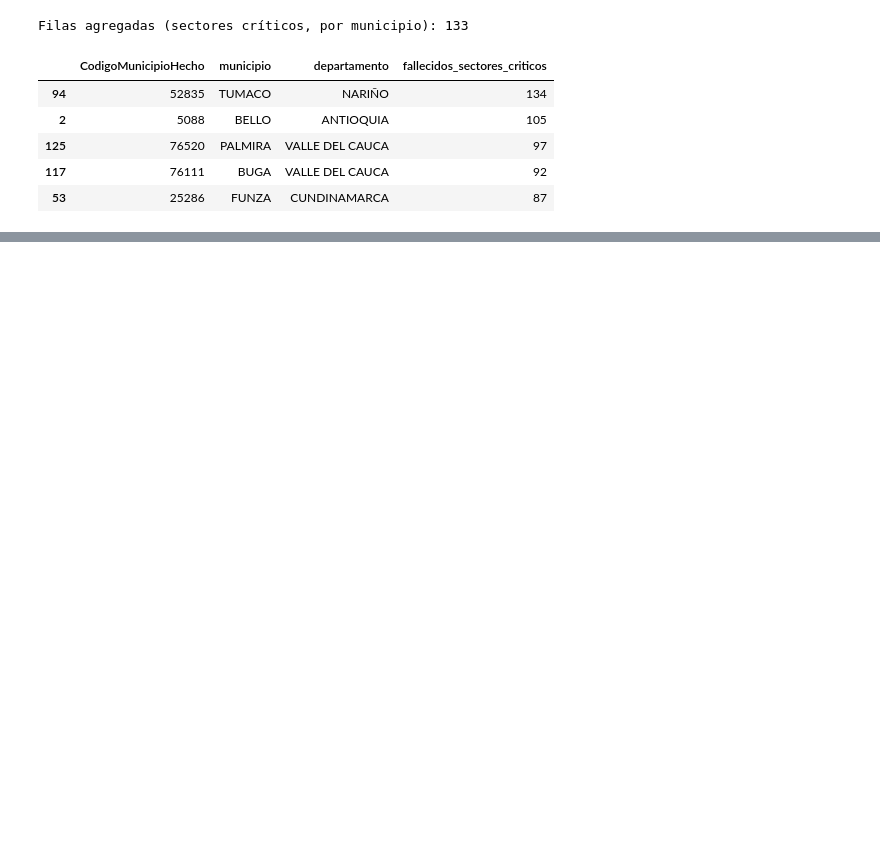
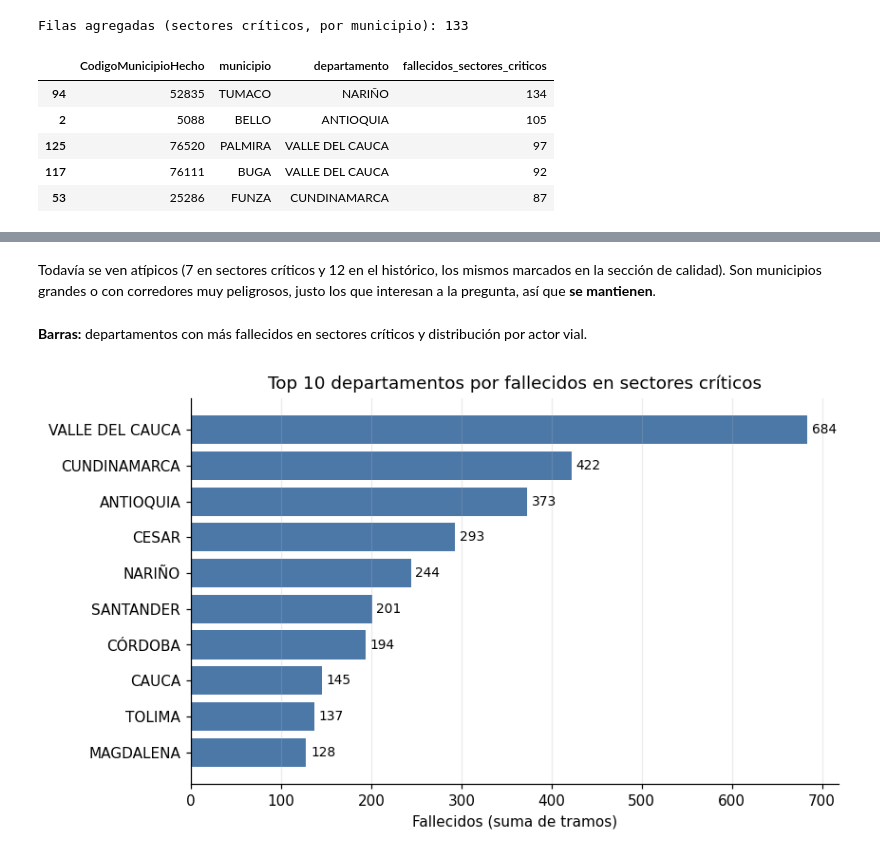
Before and after one commit to winderoman/mineria-siniestralidad-vial, a Jupyter notebook: notebooks/notebook_adquisicion2.ipynb, the cells around one changed output, grey strips where cells are left out. Drawn from its saved outputs; the diff is of its cells as text; code cells hidden in the pictures; blank space fills up the shorter version.

```diff
--- a/notebooks/notebook_adquisicion2.ipynb
+++ b/notebooks/notebook_adquisicion2.ipynb
@@ -48,0 +52,5 @@ Años incluidos: [np.int64(2015), np.int64(2016), np.int64(2017), np.int64(2018)
+# %%
+df_historico = df_historico[df_historico['AnoHecho'].between(2015, 2023)].copy()
+print("Shape histórico 2015-2023:", df_historico.shape)
+print("Fallecidos por año (suma de ConteoRegistros):")
+print(df_historico.groupby('AnoHecho')['ConteoRegistros'].sum())
@@ -149,0 +536,10 @@ Columnas: ['CodigoMunicipioHecho', 'municipio', 'departamento', 'fallecidos_sect
+# %%
+por_depto = (
+    df_tramos.groupby('departamento')['fallecidos']
+    .agg(tramos='count', fallecidos_totales='sum', promedio_por_tramo='mean')
+    .round(1)
+    .sort_values('fallecidos_totales', ascending=False)
+)
+por_depto['% del total'] = (por_depto['fallecidos_totales'] / por_depto['fallecidos_totales'].sum() * 100).round(1)
+por_depto['% acumulado'] = por_depto['% del total'].cumsum().round(1)
+por_depto.head(10)
@@ -149,0 +667,15 @@ Columnas: ['CodigoMunicipioHecho', 'municipio', 'departamento', 'fallecidos_sect
+# %% [markdown]
+Todavía se ven atípicos (7 en sectores críticos y 12 en el histórico, los mismos marcados en la sección de calidad). Son municipios grandes o con corredores muy peligrosos, justo los que interesan a la pregunta, así que **se mantienen**.
+# %% [markdown]
+**Barras:** departamentos con más fallecidos en sectores críticos y distribución por actor vial.
+# %%
+top_dep = por_depto['fallecidos_totales'].head(10).sort_values()
+
+fig, ax = plt.subplots(figsize=(8, 4.8))
+barras = ax.barh(top_dep.index, top_dep.values, color='#4C78A8')
+ax.bar_label(barras, padding=3, fontsize=9)
+ax.set(title='Top 10 departamentos por fallecidos en sectores críticos', xlabel='Fallecidos (suma de tramos)')
+ax.grid(axis='y', visible=False)
+plt.show()
+# %% [output]
+[figure, added]
```
Also changed, not shown: parts of 73 cells of this notebook.
